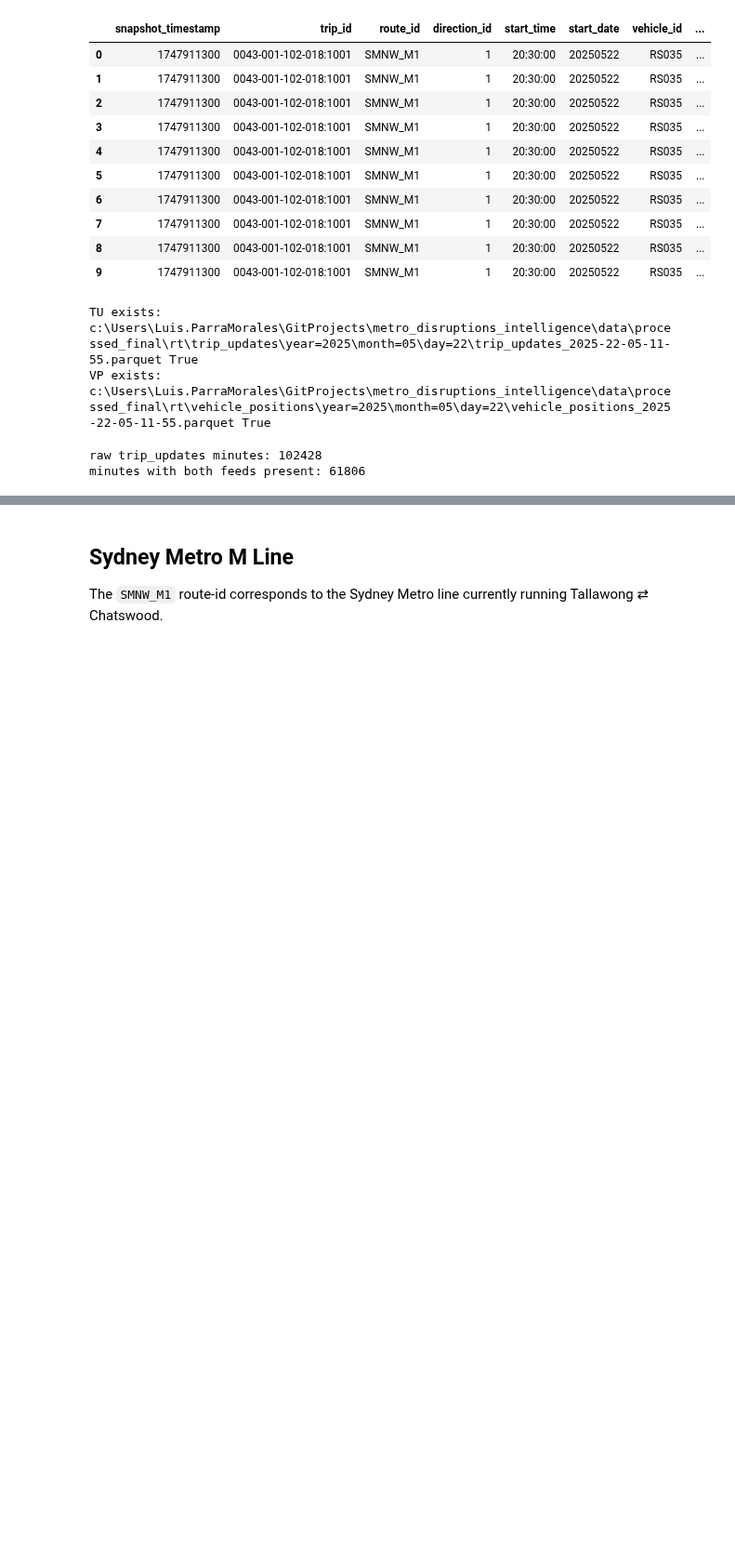
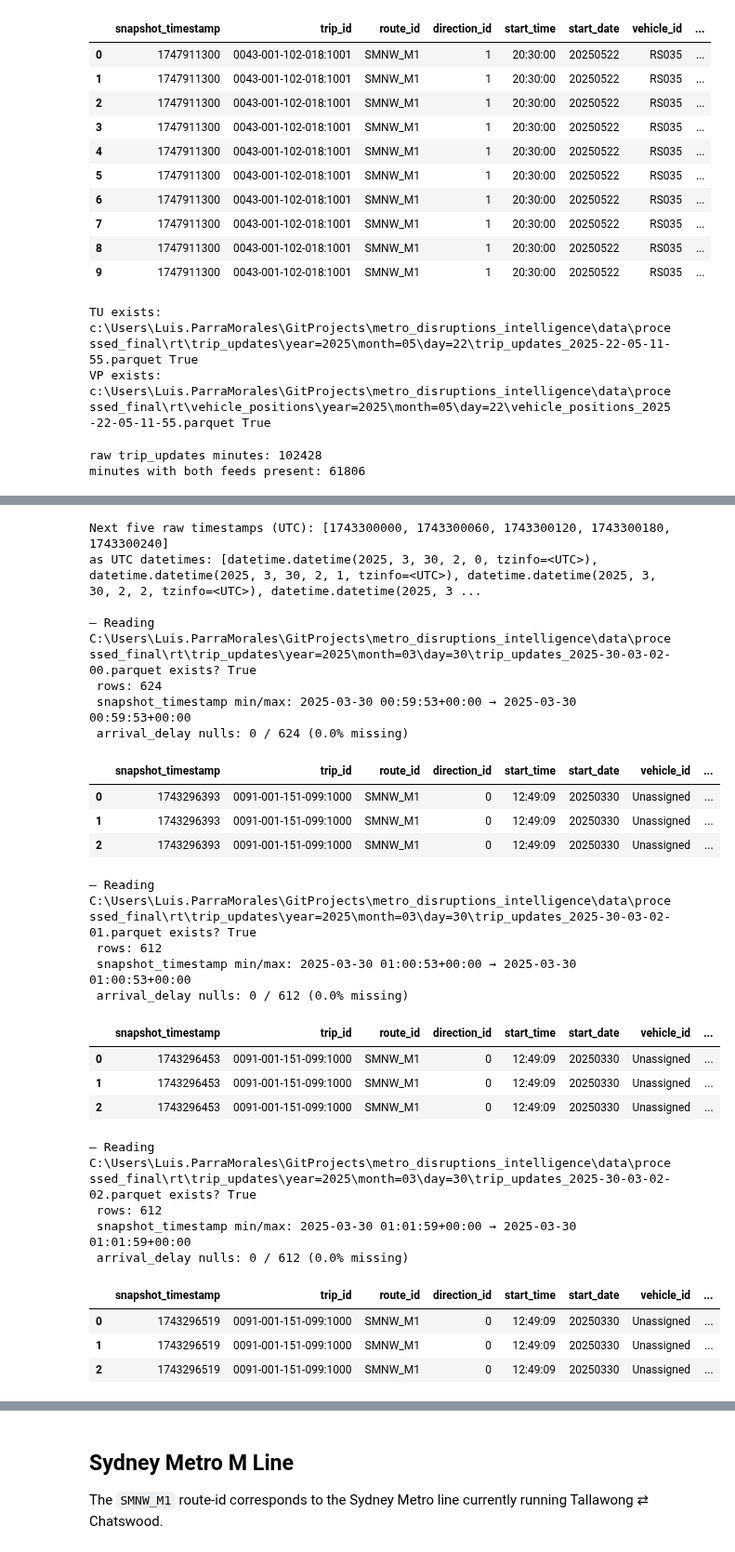
Before and after one commit to LuisMartinParraMorales/metro_disruptions_intelligence, a Jupyter notebook: notebooks/03_generate_features_and_eda.ipynb, the cells around one changed output, grey strips where cells are left out. Shown at 93% size. Drawn from its saved outputs; the diff is of its cells as text; code cells hidden in the pictures; blank space fills up the shorter version.

```diff
--- a/notebooks/03_generate_features_and_eda.ipynb
+++ b/notebooks/03_generate_features_and_eda.ipynb
@@ -551,0 +591,79 @@ minutes with both feeds present: 61806
+# %%
+# 1️⃣ Recompute the “last good” raw‐timestamp in UTC seconds
+#    (we already have last_local = 2025-03-30 11:59:00+11:00)
+last_local = pd.Timestamp("2025-03-30 11:59:00", tz="Australia/Sydney")
+last_utc   = last_local.tz_convert("UTC").timestamp()
+
+# 2️⃣ Find all raw trip_update minutes
+processed_rt = Path(r"C:\Users\Luis.ParraMorales\GitProjects\metro_disruptions_intelligence\data\processed_final\rt")
+def discover_all_snapshot_minutes(root: Path) -> list[int]:
+    minutes = []
+    for f in (root / "trip_updates").rglob("trip_updates_*.parquet"):
+        ts_part = f.stem.split("trip_updates_")[-1]
+        try:
+            # try both patterns
+            dt = datetime.strptime(ts_part, "%Y-%m-%d-%H-%M")
+        except ValueError:
+            dt = datetime.strptime(ts_part, "%Y-%d-%m-%H-%M")
+        minutes.append(int(pd.Timestamp(dt, tz="UTC").timestamp()))
+    return sorted(set(minutes))
+
+all_minutes = discover_all_snapshot_minutes(processed_rt)
+
+# 3️⃣ Pick the next five after last_utc
+next5 = [m for m in all_minutes if m > last_utc][:5]
+print("Next five raw timestamps (UTC):", next5)
+print("as UTC datetimes:", [datetime.fromtimestamp(m, pytz.UTC) for m in next5])
+
+# 4️⃣ For each of those, compose the path, read the parquet, and inspect
+def compose_path(ts: int, root: Path, feed: str) -> Path:
+    dt = datetime.fromtimestamp(ts, tz=pytz.UTC)
+    # two possible patterns
+    fn_m = f"{feed}_{dt:%Y-%m-%d-%H-%M}.parquet"
+    fn_d = f"{feed}_{dt:%Y-%d-%m-%H-%M}.parquet"
+    base = root / feed / f"year={dt.year:04d}" / f"month={dt.month:02d}" / f"day={dt.day:02d}"
+    p_m = base / fn_m
+    p_d = base / fn_d
+    return p_m if p_m.exists() else p_d
+
+for ts in next5:
+    path = compose_path(ts, processed_rt, "trip_updates")
+    print("\n— Reading", path, "exists?", path.exists())
+    df = pd.read_parquet(path)
+    print(" rows:", len(df))
+    print(" snapshot_timestamp min/max:",
+          datetime.fromtimestamp(df["snapshot_timestamp"].min(), pytz.UTC),
+          "→",
+          datetime.fromtimestamp(df["snapshot_timestamp"].max(), pytz.UTC))
+    print(" arrival_delay nulls:", df["arrival_delay"].isna().sum(),
+          "/", len(df),
+          f"({100*df['arrival_delay'].isna().mean():.1f}% missing)")
+    display(df.head(3))
+# %% [output]
+Next five raw timestamps (UTC): [1743300000, 1743300060, 1743300120, 1743300180, 1743300240]
+as UTC datetimes: [datetime.datetime(2025, 3, 30, 2, 0, tzinfo=<UTC>), datetime.datetime(2025, 3, 30, 2, 1, tzinfo=<UTC>), datetime.datetime(2025, 3, 30, 2, 2, tzinfo=<UTC>), datetime.datetime(2025, 3 ...
+
+— Reading C:\Users\Luis.ParraMorales\GitProjects\metro_disruptions_intelligence\data\processed_final\rt\trip_updates\year=2025\month=03\day=30\trip_updates_2025-30-03-02-00.parquet exists? True
+ rows: 624
+ snapshot_timestamp min/max: 2025-03-30 00:59:53+00:00 → 2025-03-30 00:59:53+00:00
+ arrival_delay nulls: 0 / 624 (0.0% missing)
+|  | snapshot_timestamp | trip_id | route_id | direction_id | start_time | start_date | vehicle_id | ... |
+| 0 | 1743296393 | 0091-001-151-099:1000 | SMNW_M1 | 0 | 12:49:09 | 20250330 | Unassigned | ... |
+| 1 | 1743296393 | 0091-001-151-099:1000 | SMNW_M1 | 0 | 12:49:09 | 20250330 | Unassigned | ... |
+| 2 | 1743296393 | 0091-001-151-099:1000 | SMNW_M1 | 0 | 12:49:09 | 20250330 | Unassigned | ... |
+— Reading C:\Users\Luis.ParraMorales\GitProjects\metro_disruptions_intelligence\data\processed_final\rt\trip_updates\year=2025\month=03\day=30\trip_updates_2025-30-03-02-01.parquet exists? True
+ rows: 612
+ snapshot_timestamp min/max: 2025-03-30 01:00:53+00:00 → 2025-03-30 01:00:53+00:00
+ arrival_delay nulls: 0 / 612 (0.0% missing)
+|  | snapshot_timestamp | trip_id | route_id | direction_id | start_time | start_date | vehicle_id | ... |
+| 0 | 1743296453 | 0091-001-151-099:1000 | SMNW_M1 | 0 | 12:49:09 | 20250330 | Unassigned | ... |
+| 1 | 1743296453 | 0091-001-151-099:1000 | SMNW_M1 | 0 | 12:49:09 | 20250330 | Unassigned | ... |
+| 2 | 1743296453 | 0091-001-151-099:1000 | SMNW_M1 | 0 | 12:49:09 | 20250330 | Unassigned | ... |
+— Reading C:\Users\Luis.ParraMorales\GitProjects\metro_disruptions_intelligence\data\processed_final\rt\trip_updates\year=2025\month=03\day=30\trip_updates_2025-30-03-02-02.parquet exists? True
+ rows: 612
+ snapshot_timestamp min/max: 2025-03-30 01:01:59+00:00 → 2025-03-30 01:01:59+00:00
+ arrival_delay nulls: 0 / 612 (0.0% missing)
+|  | snapshot_timestamp | trip_id | route_id | direction_id | start_time | start_date | vehicle_id | ... |
+| 0 | 1743296519 | 0091-001-151-099:1000 | SMNW_M1 | 0 | 12:49:09 | 20250330 | Unassigned | ... |
+| 1 | 1743296519 | 0091-001-151-099:1000 | SMNW_M1 | 0 | 12:49:09 | 20250330 | Unassigned | ... |
+| 2 | 1743296519 | 0091-001-151-099:1000 | SMNW_M1 | 0 | 12:49:09 | 20250330 | Unassigned | ... |
```
Also changed, not shown: parts of 2 cells of this notebook.
